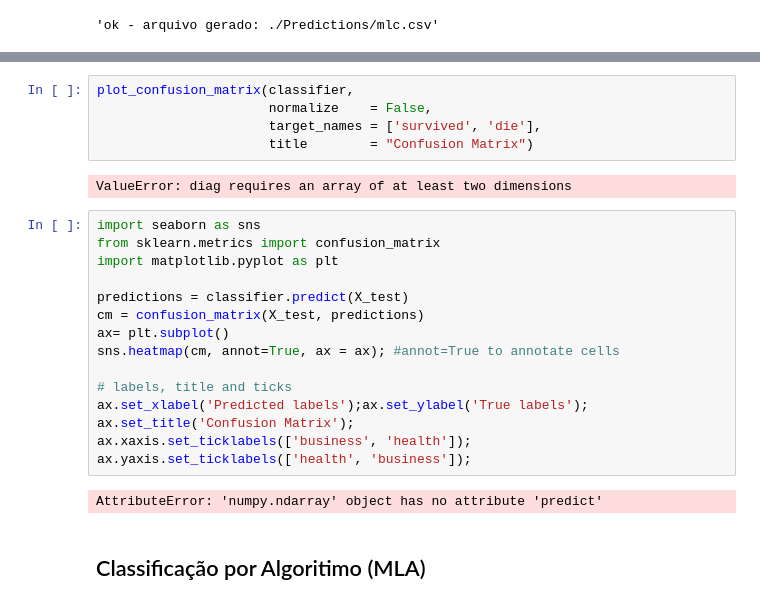
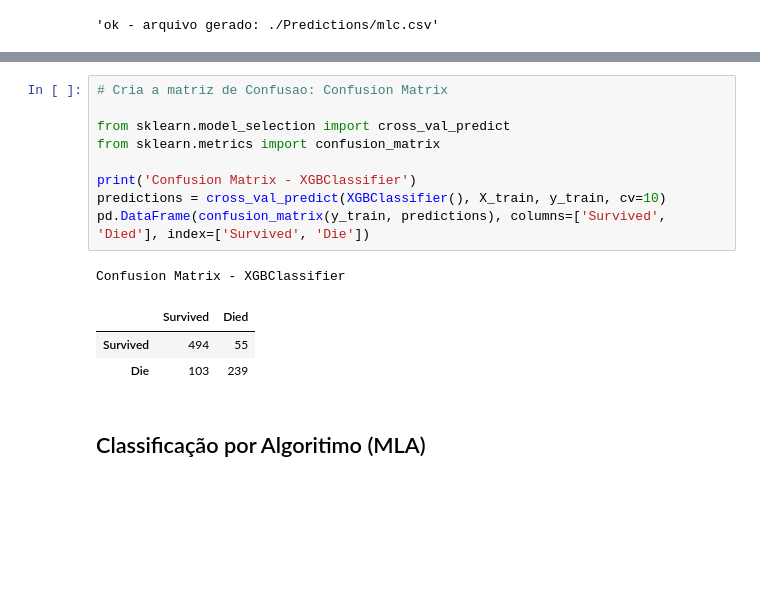
Before and after one commit to rgaliardi/Data-Science, a Jupyter notebook: MaratonaDSB/Titanic/Kaggle-Titanic.ipynb, the cells around one changed output, grey strips where cells are left out. Saved outputs shown, nothing was run; the diff lists cells and outputs as text; blank space fills up the shorter version.

```diff
--- a/MaratonaDSB/Titanic/Kaggle-Titanic.ipynb
+++ b/MaratonaDSB/Titanic/Kaggle-Titanic.ipynb
@@ -430,26 +365,17 @@ def plot_confusion_matrix(cm,
-# %%
-plot_confusion_matrix(classifier,
-                      normalize    = False,
-                      target_names = ['survived', 'die'],
-                      title        = "Confusion Matrix")
-# %% [output]
-ValueError: diag requires an array of at least two dimensions
-# %%
-import seaborn as sns
-from sklearn.metrics import confusion_matrix
-import matplotlib.pyplot as plt
-
-predictions = classifier.predict(X_test)
-cm = confusion_matrix(X_test, predictions)
-ax= plt.subplot()
-sns.heatmap(cm, annot=True, ax = ax); #annot=True to annotate cells
-
-# labels, title and ticks
-ax.set_xlabel('Predicted labels');ax.set_ylabel('True labels');
-ax.set_title('Confusion Matrix');
-ax.xaxis.set_ticklabels(['business', 'health']); ax.yaxis.set_ticklabels(['health', 'business']);
-# %% [output]
-AttributeError: 'numpy.ndarray' object has no attribute 'predict'
+# %%
+# Cria a matriz de Confusao: Confusion Matrix
+
+from sklearn.model_selection import cross_val_predict
+from sklearn.metrics import confusion_matrix
+
+print('Confusion Matrix - XGBClassifier')
+predictions = cross_val_predict(XGBClassifier(), X_train, y_train, cv=10)
+pd.DataFrame(confusion_matrix(y_train, predictions), columns=['Survived', 'Died'], index=['Survived', 'Die'])
+# %% [output]
+Confusion Matrix - XGBClassifier
+|  | Survived | Died |
+| Survived | 494 | 55 |
+| Die | 103 | 239 |
 # %% [markdown]
 ## Classificação por Algoritimo (MLA)
 # %%
```
Also changed, not shown: parts of 22 cells of this notebook, 1 other file.
